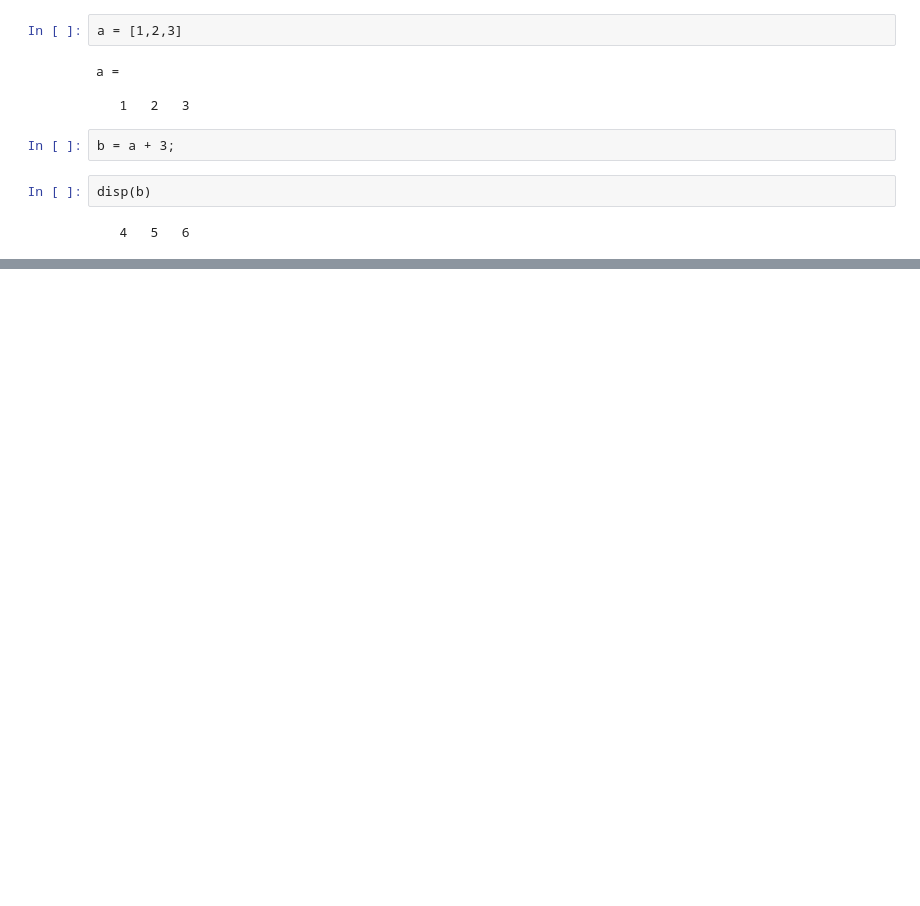
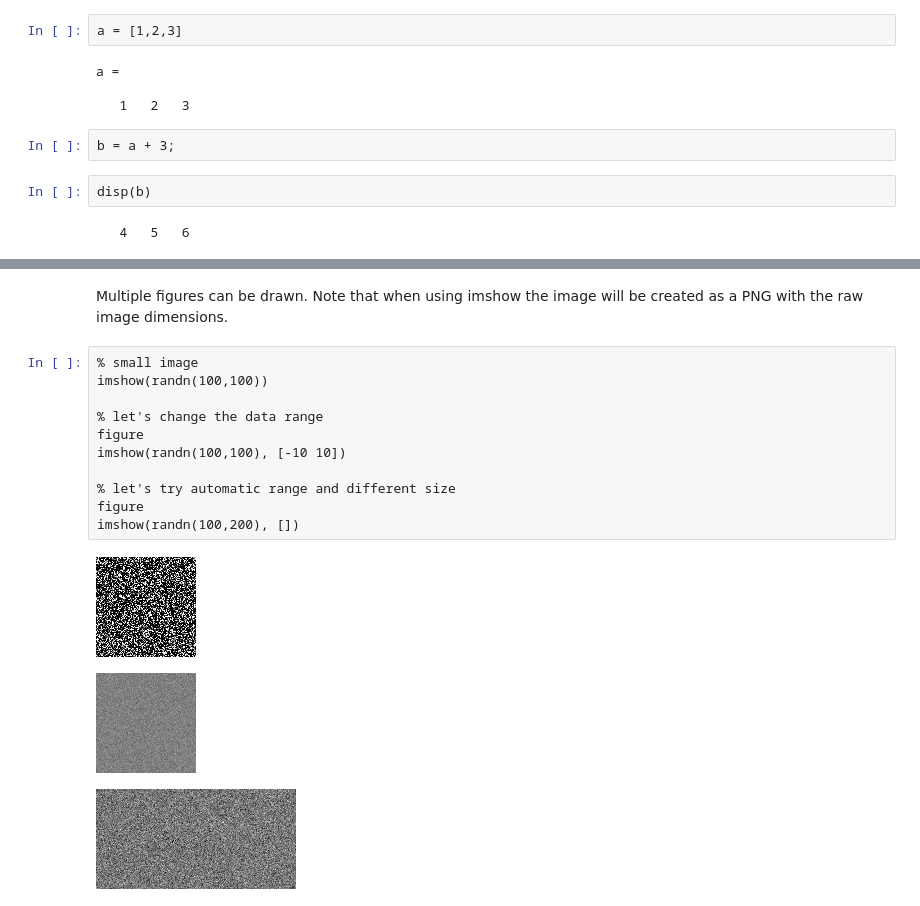
Before and after one commit to Calysto/octave_kernel, a Jupyter notebook: octave_kernel.ipynb, the cells around one changed output, grey strips where cells are left out. Cells and saved outputs as stored; diff of their text form; blank space fills up the shorter version.

```diff
--- a/octave_kernel.ipynb
+++ b/octave_kernel.ipynb
@@ -30,3 +46,21 @@ disp(b)
+# %% [markdown]
+Multiple figures can be drawn.  Note that when using imshow the image will be created as a PNG with the raw
+image dimensions.
+# %%
+% small image
+imshow(randn(100,100))
+
+% let's change the data range
+figure
+imshow(randn(100,100), [-10 10])
+
+% let's try automatic range and different size
+figure
+imshow(randn(100,200), [])
+# %% [output]
+[figure, added]
+[figure, added]
+[figure, added]
 # %%
 %lsmagic
 # %% [output]
```
Also changed, not shown: parts of 6 cells of this notebook, 1 other file.
